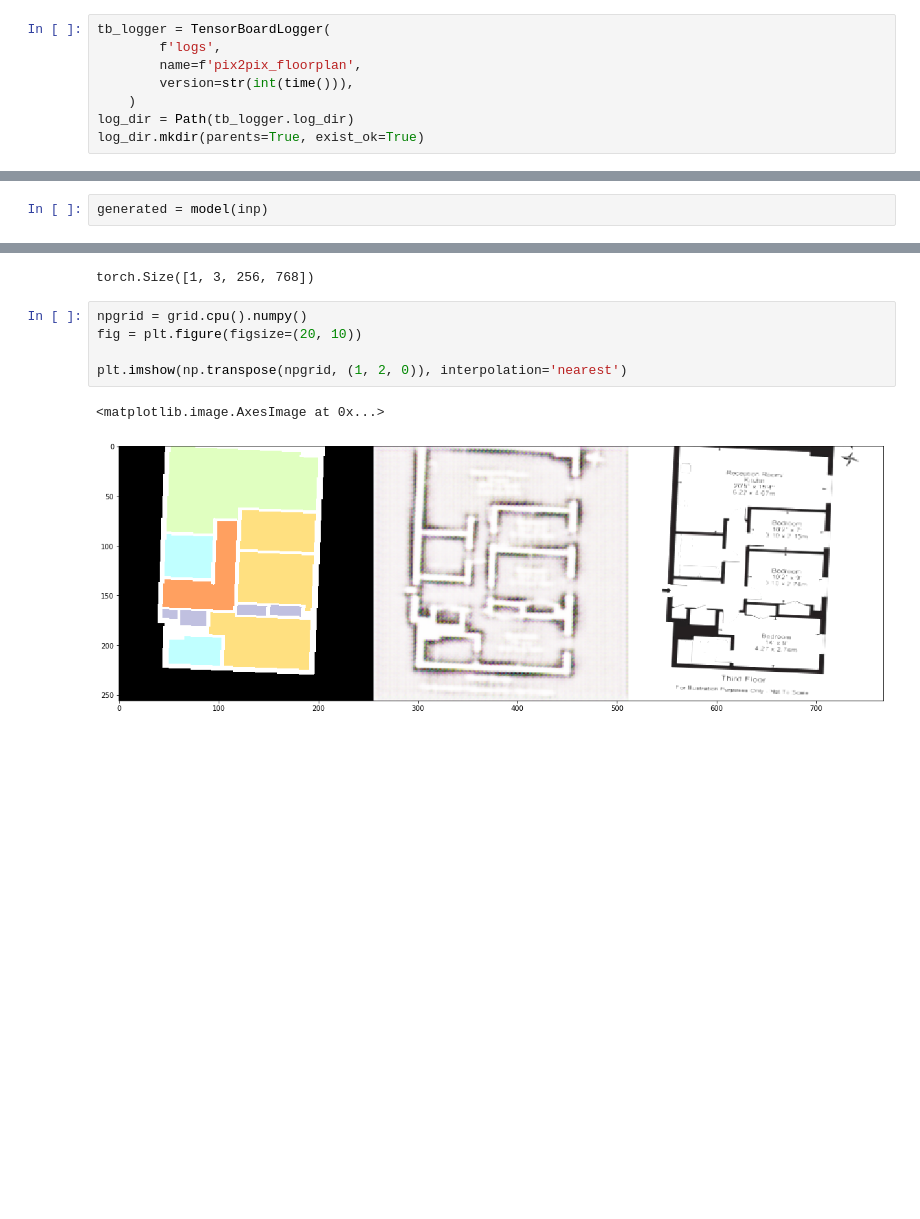
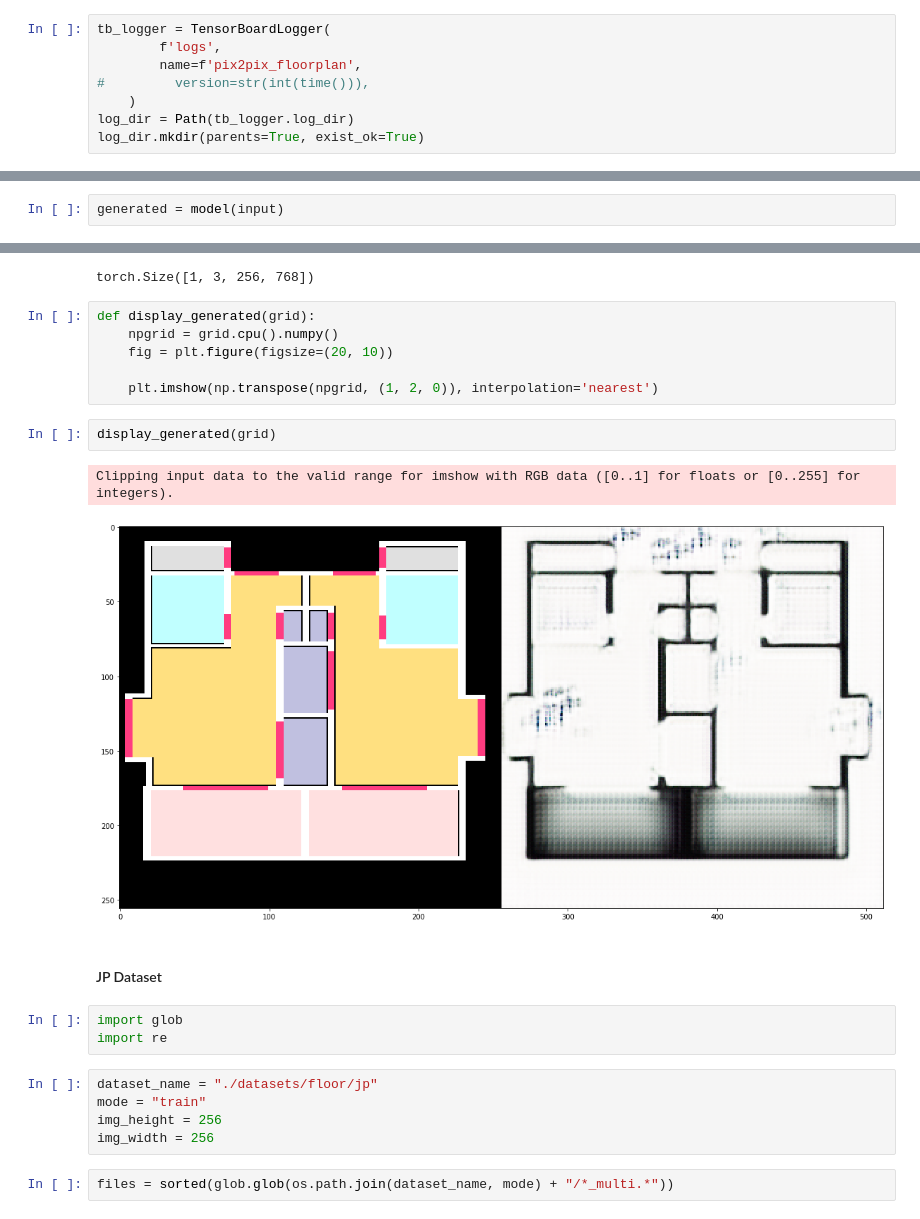
Before and after one commit to chnghia/pytorch-lightning-gan, a Jupyter notebook: 007_pix2pix.ipynb, the cells around one changed output, grey strips where cells are left out. Cells and saved outputs as stored; diff of their text form; blank space fills up the shorter version.

```diff
--- a/007_pix2pix.ipynb
+++ b/007_pix2pix.ipynb
@@ -148,7 +129,7 @@ Estimated Total Size (MB): 473.91
 tb_logger = TensorBoardLogger(
         f'logs',
         name=f'pix2pix_floorplan',
-        version=str(int(time())),
+#         version=str(int(time())),
     )
 log_dir = Path(tb_logger.log_dir)
 log_dir.mkdir(parents=True, exist_ok=True)
@@ -190,7 +170,7 @@ input.shape
 # %% [output]
 torch.Size([1, 3, 256, 256])
 # %%
-generated = model(inp)
+generated = model(input)
 # %%
 generated.shape
 # %% [output]
@@ -202,10 +182,25 @@ grid = torchvision.utils.make_grid(img_sample)
 # %% [output]
 torch.Size([1, 3, 256, 768])
 # %%
-npgrid = grid.cpu().numpy()
-fig = plt.figure(figsize=(20, 10))
+def display_generated(grid):
+    npgrid = grid.cpu().numpy()
+    fig = plt.figure(figsize=(20, 10))
 
-plt.imshow(np.transpose(npgrid, (1, 2, 0)), interpolation='nearest')
+    plt.imshow(np.transpose(npgrid, (1, 2, 0)), interpolation='nearest')
-# %% [output]
-<matplotlib.image.AxesImage at 0x...>
-[figure, removed]
+# %%
+display_generated(grid)
+# %% [output]
+Clipping input data to the valid range for imshow with RGB data ([0..1] for floats or [0..255] for integers).
+[figure, added]
+# %% [markdown]
+#### JP Dataset
+# %%
+import glob
+import re
+# %%
+dataset_name = "./datasets/floor/jp"
+mode = "train"
+img_height = 256
+img_width = 256
+# %%
+files = sorted(glob.glob(os.path.join(dataset_name, mode) + "/*_multi.*"))
```
Also changed, not shown: parts of 15 cells of this notebook, 3 other files.
